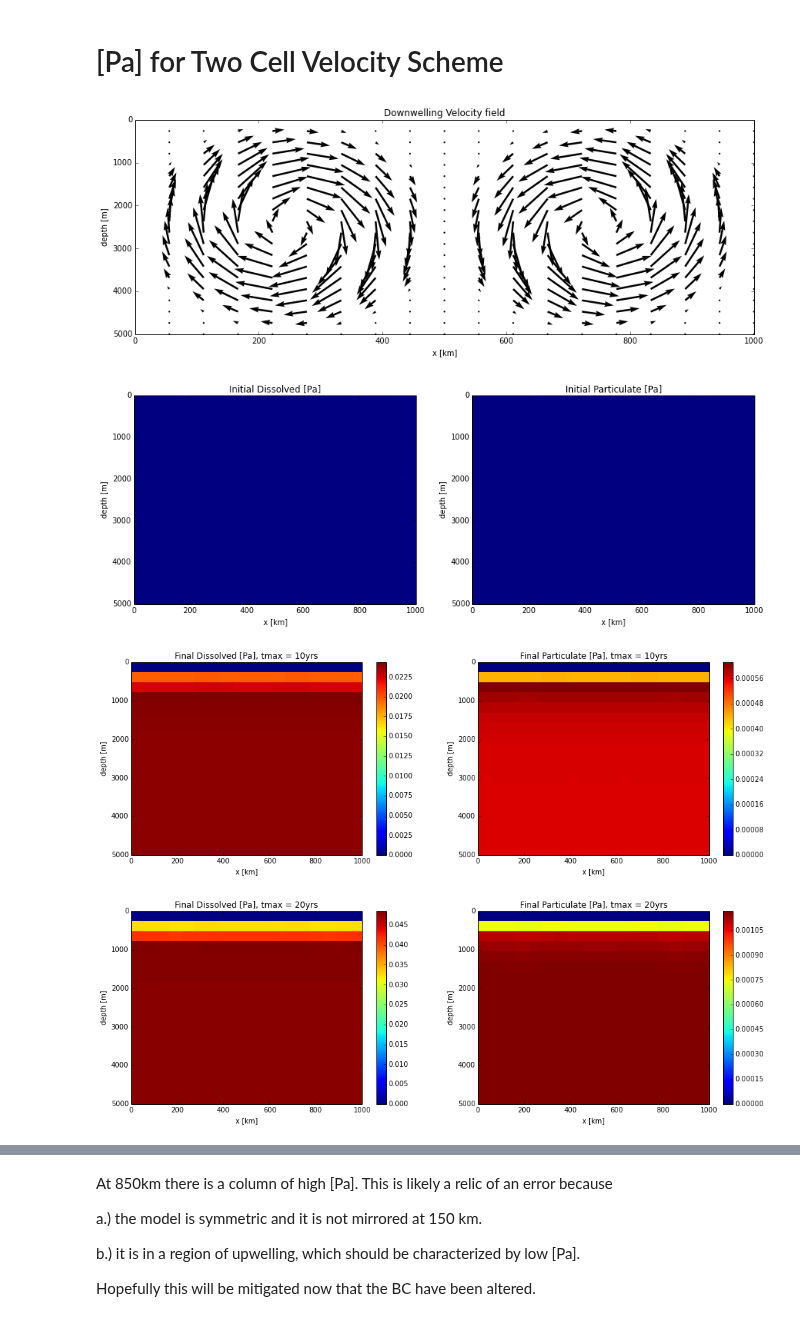
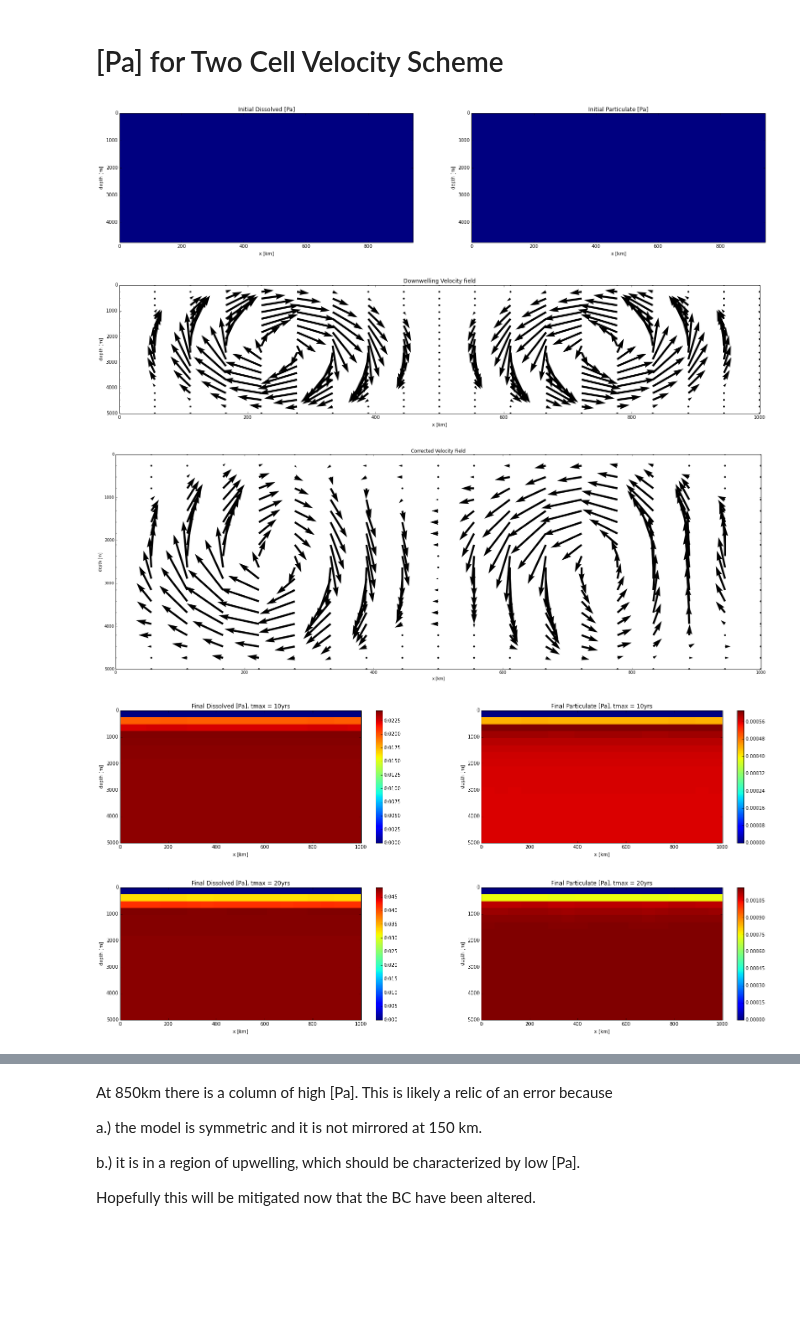
Before and after one commit to UBC-MOAD/pa-th-simple, a Jupyter notebook: prelim-model/2DPaProfile.ipynb, the cells around one changed output, grey strips where cells are left out. Saved outputs shown, nothing was run; the diff lists cells and outputs as text; code cells hidden in the pictures; blank space fills up the shorter version.

```diff
--- a/prelim-model/2DPaProfile.ipynb
+++ b/prelim-model/2DPaProfile.ipynb
@@ -263,41 +329,45 @@ print T*10,' years: Dissolved Concentrations'
 # %%
 # setup function adflow for Th
 reload(ThPa2D)
-tmax = (0, 1, 2, 3, 5, 10)
+tmax = (0, 1, 2, 3, 5, 10, 20, 30)
 t = tmax[0]
 T = tmax[1]
 V = 0.02/1000*365.*86400.  # first number in mm/s, corrections give needed value in m/yr ~ 630
 xmin = 0
 xmax = 1e6
 zmin = 0
 zmax = 5e3
 nz = 20
 nx = 19
 ng = 1
 g = ThPa2D.FDgrid(nx, nz, ng)
 h = ThPa2D.FDgrid(nx, nz, ng)
 
 # chemistry
 k_ad, k_de, Q = ThPa2D.k_sorp('Pa', xmin, xmax, zmin, zmax, nx, nz)
 
+# initial profile
+init = ThPa2D.plot_init(g, h, xmin, xmax, zmin, zmax, nx, nz, 'Pa')
+
 # velocity
-u, flowfig, init = ThPa2D.u_complex(g, h, xmin, xmax, zmin, zmax, nx, nz, V, 'Pa')
-
+u, flowfig = ThPa2D.u_complex(xmin, xmax, zmin, zmax, nx, nz, V)
+u, flowfig = ThPa2D.u_complex_c(u, xmin, xmax, zmin, zmax, nx, nz)
 # Th loop
 g, h = ThPa2D.adflow(g, h, t, T, u, k_ad, k_de, Q, ThPa2D.upwind)
 
 #plot results
 meshTh = ThPa2D.plotprof(g, h, xmin, xmax, zmin, zmax, nx, nz, T, 'Pa')
 
 # store results
 DPa2vel = {}
 PPa2vel = {}
 DPa2vel['1tmax'] = g.a
 PPa2vel['1tmax'] = h.a
 # %% [output]
-[figure, old version]
+[figure, new version]
-[figure, old version]
+[figure, new version]
-[figure, old version]
+[figure, new version]
+[figure, added]
 # %%
 t = tmax[1]
 T = tmax[2]
@@ -311,7 +381,7 @@ meshTh = ThPa2D.plotprof(g, h, xmin, xmax, zmin, zmax, nx, nz, T, 'Pa')
 DPa2vel['2tmax'] = g.a
 PPa2vel['2tmax'] = h.a
 # %% [output]
-[figure, old version]
+[figure, new version]
 # %%
 t = tmax[2]
 T = tmax[3]
```
Also changed, not shown: parts of 33 cells of this notebook, 2 other files.
